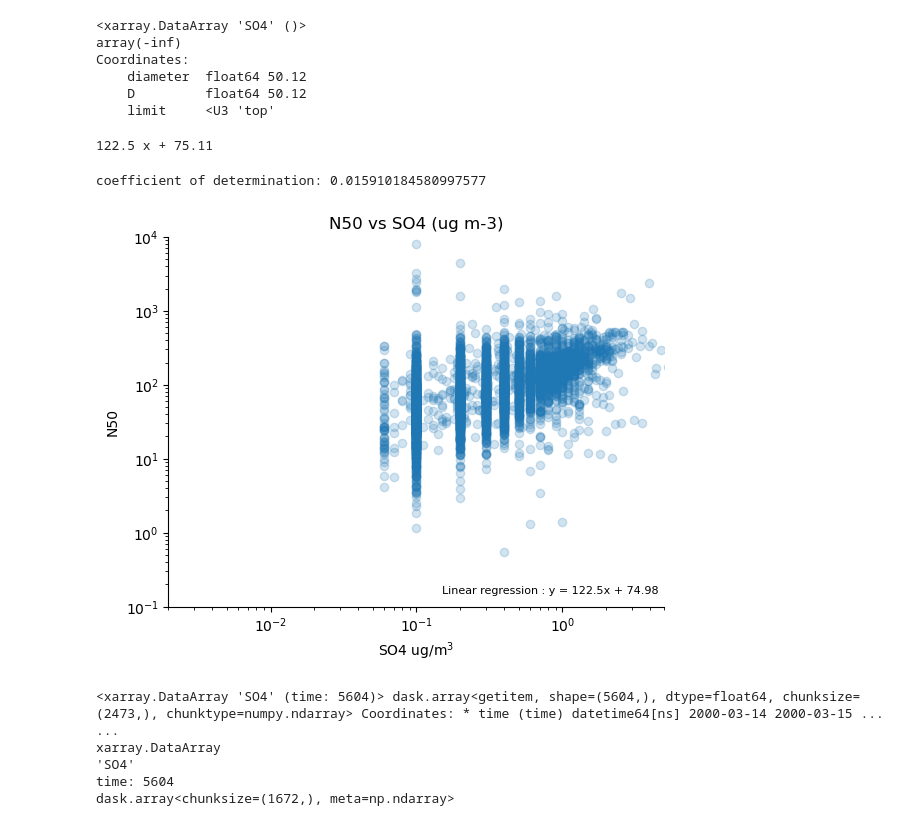
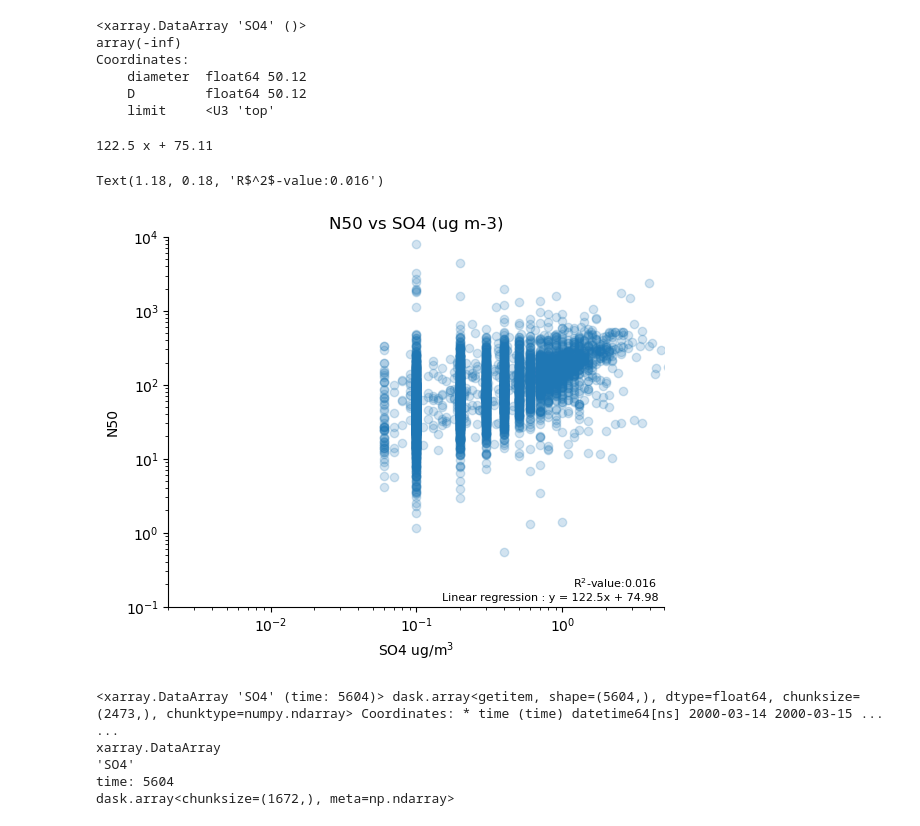
Before and after one commit to eScience-course/-Tjaernoe2022-group1, a Jupyter notebook: notebooks/Stefan/Full Sulphate Data.ipynb, the cells around one changed output. Cells and saved outputs as stored; diff of their text form; code cells hidden in the pictures.

```diff
--- a/notebooks/Stefan/Full Sulphate Data.ipynb
+++ b/notebooks/Stefan/Full Sulphate Data.ipynb
@@ -877,37 +884,38 @@ Coordinates:
 # %%
 f, ax = plt.subplots()
 #ax.scatter(x=ds['SO4'], y=ds['N50'])
 #ax.set_ylim ([0.1,1000])
 
 _dss = masked[['SO4','N50']].dropna('time')
 ax.scatter(x=_dss['SO4'], y=_dss['N50'], alpha = 0.2 )
 
 #Linear regression
 z = np.polyfit(_dss['SO4'], _dss['N50'], 1)
 p = np.poly1d(z)
 x= np.logspace(0.001, 10)
 print(p)
 #ax.plot( x, p(x), c = 'black', )
 
-ax.text(0.15, 0.15, 'Linear regression : y = 122.5x + 74.98' ,fontsize=8)
+ax.text(0.15, 0.12, 'Linear regression : y = 122.5x + 74.98' ,fontsize=8)
 ax.set_ylim(0.1,10000)
 ax.set_xlim(0.002,5)
 ax.set_yscale ('log')
 ax.set_xscale ('log')
 plt.xlabel('SO4 ug/m$^3$')
 plt.ylabel('N50')
 ax.set_title(f'N50 vs SO4 (ug m-3)')
 sns.despine(f)
 
 #Calculating R-Squared
 x = np.array([_dss['SO4']]).reshape((-1, 1))
 model = LinearRegression().fit (x, _dss['N50'])
 r_sq = model.score(x, _dss['N50'])
-print(f"coefficient of determination: {r_sq}")
+ax.text(1.18, 0.18, f"R$^2$-value:{r_sq:.3f}"  ,fontsize=8)
+#ax.text(0.3, 0.15, f"R$^2$-value:{r_sq}0.3f"  ,fontsize=8)
 # %% [output]
 122.5 x + 75.11
-coefficient of determination: 0.015910184580997577
+Text(1.18, 0.18, 'R$^2$-value:0.016')
-[figure, old version]
+[figure, new version]
 # %%
 _dss['SO4']
 # %% [output]
```
Also changed, not shown: parts of 7 cells of this notebook, 3 other files.
